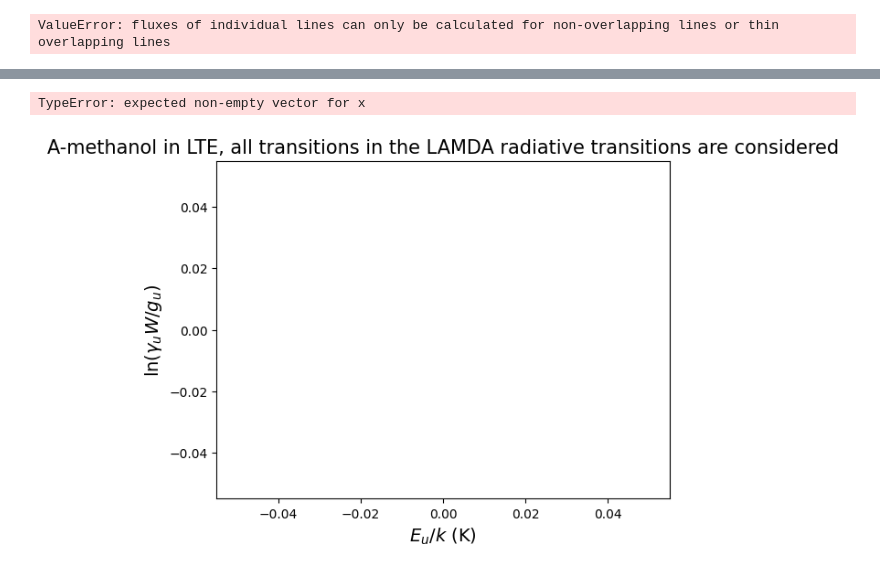
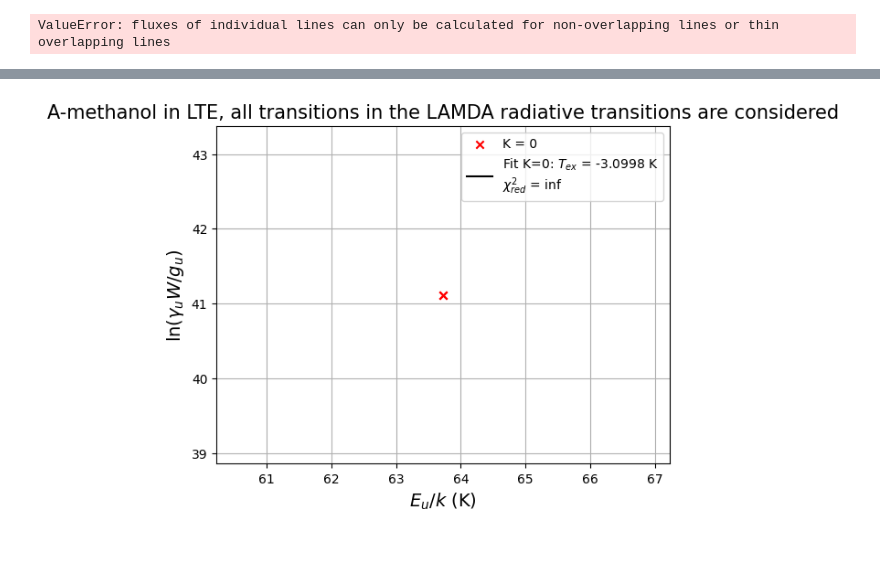
Before and after one commit to aleksej-rodano/phas0052_project, a Jupyter notebook: pythonradex_classes_testing.ipynb, the cells around one changed output, grey strips where cells are left out. Cells and saved outputs as stored; diff of their text form; code cells hidden in the pictures.

```diff
--- a/pythonradex_classes_testing.ipynb
+++ b/pythonradex_classes_testing.ipynb
@@ -12,7 +12,9 @@ from scipy.stats import norm
 # Testing methanol
 # %%
 # pyhonradex needs a file containing the atomic data, import it, this is a specific file for CO from LAMBDA database
-datafilepath = r"C:\Users\alios\OneDrive - University College London\Desktop\UCL\Year3\group project\codes\a_ch3oh.dat"  # file downloaded from LAMDA database
+datafilepath = (
+    r"C:\Users\alios\OneDrive - University College London\Desktop\UCL\Year3\group project\codes\a_ch3oh.dat"  # file downloaded from LAMDA database
+)
 
 
 # define the geometry of the nebula
@@ -21,22 +23,22 @@ geometry = "uniform sphere"
 # define the parameters of the nebula
 line_profile_type = "Gaussian"  # line profile, can be "Gaussian",  “rectangular”,"LVG sphere", "LVG slab”
 # width_v = 0.5 * constants.kilo  # line width in m/s, costants.kilo is 1 km/s
-width_v = 1
+width_v = 0.005 * constants.kilo
 
 cloud = radiative_transfer.Cloud(
     datafilepath=datafilepath,
     geometry=geometry,
     line_profile_type=line_profile_type,
     width_v=width_v,
-    treat_line_overlap=True,
+    # treat_line_overlap=True,  # if True, the code will consider the line overlap
 )
 
-N = 1e17 / constants.centi**2  # CO column density in m-2
+N = 1e15 / constants.centi**2  # CO column density in m-2
 Tkin = 150  # kinetic temperature in [K]
 
 
 # collider densities in m-3 (phytonradex takes the densities in m-3):
-LTE_collider_densities_h2only = {"H2": 1e7 / constants.centi**3}
+LTE_collider_densities_h2only = {"H2": 5e8 / constants.centi**3}
 
 # define the background radiation field, in this case we assume that the background is zero, z is the redshift
 ext_background = helpers.generate_CMB_background(z=0)
@@ -423,8 +379,7 @@ CH3OH_instance = MyClass(cloud, data, N, width_v)
 # data for k values
 # %%
 # get values for specific k quantum number
-data_k0, indicesk1 = CH3OH_instance.get_selected_variables("-3", 3, 12, debug=False)
+data_k0, indicesk1 = CH3OH_instance.get_selected_variables("-3", 1, 3, debug=False)
 
-data_k0["Eu"]
-data_k0["nu0_array"] / 1e9
+# print("upper Eu",data_k0["Eu"])
 # %% [output]
@@ -496,38 +467,33 @@ plt.title(
     "A-methanol in LTE, all transitions in the LAMDA radiative transitions are considered",
     fontsize=15,
 )
 
 # Fit a straight line to estimate T_ex for K=0
 fit_k0 = np.polyfit(data_k0["Eu"], y_values_metanol_k0, 1)  # Linear fit
 T_ex_k0 = -1 / fit_k0[0]  # Rotational temperature from slope
 
 # Calculate the fitted y-values for K=0
 x_fit_k0 = np.linspace(min(data_k0["Eu"]), max(data_k0["Eu"]), 100)
 y_fit_k0 = fit_k0[0] * x_fit_k0 + fit_k0[1]
 
 # Calculate chi-squared for K=0
 y_fit_observed_k0 = fit_k0[0] * data_k0["Eu"] + fit_k0[1]
-chi_squared_k0 = np.sum(
-    ((y_values_metanol_k0 - y_fit_observed_k0) ** 2) / y_fit_observed_k0
-)
+chi_squared_k0 = np.sum(((y_values_metanol_k0 - y_fit_observed_k0) ** 2) / y_fit_observed_k0)
 
 # reduced chi_squared: chi_squared / (num_point - num_parameters), num_parameters = 1 for a straight line
 chi_squared_red_k0 = chi_squared_k0 / (len(data_k0["Eu"]) - 2)
 
 # Plot the best-fit line for K=0
 plt.plot(
     x_fit_k0,
     y_fit_k0,
     linestyle="-",
     color="black",
-    label=(
-        f"Fit K=0: $T_{{ex}}$ = {T_ex_k0:.5g} K\n$\chi^2_{{red}}$ = {chi_squared_red_k0:.5g}"
-    ),
+    label=(f"Fit K=0: $T_{{ex}}$ = {T_ex_k0:.5g} K\n$\chi^2_{{red}}$ = {chi_squared_red_k0:.5g}"),
 )
 
 plt.legend()
 ax.grid()
 plt.show()
 # %% [output]
-TypeError: expected non-empty vector for x
-[figure, old version]
+[figure, new version]
```
Also changed, not shown: parts of 13 cells of this notebook, 1 other file.
